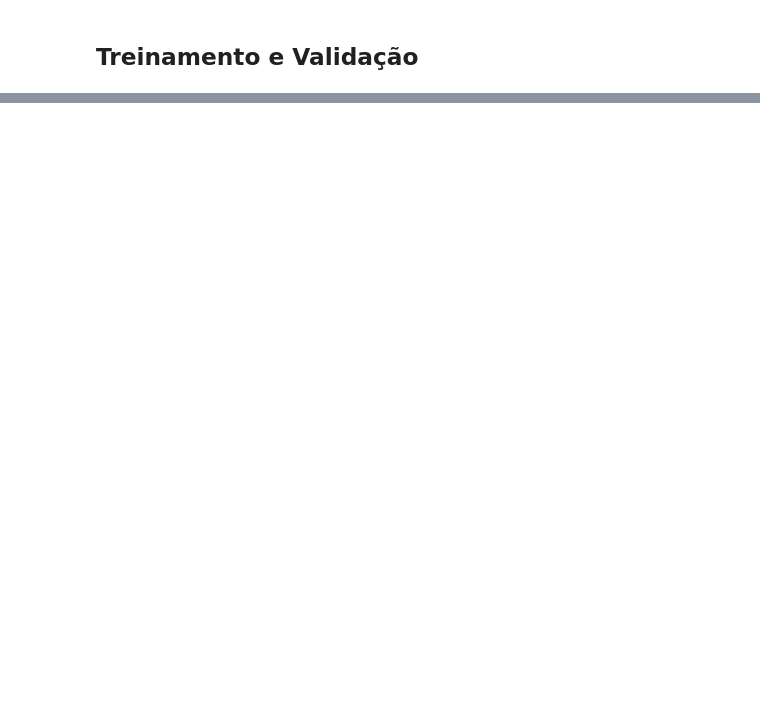
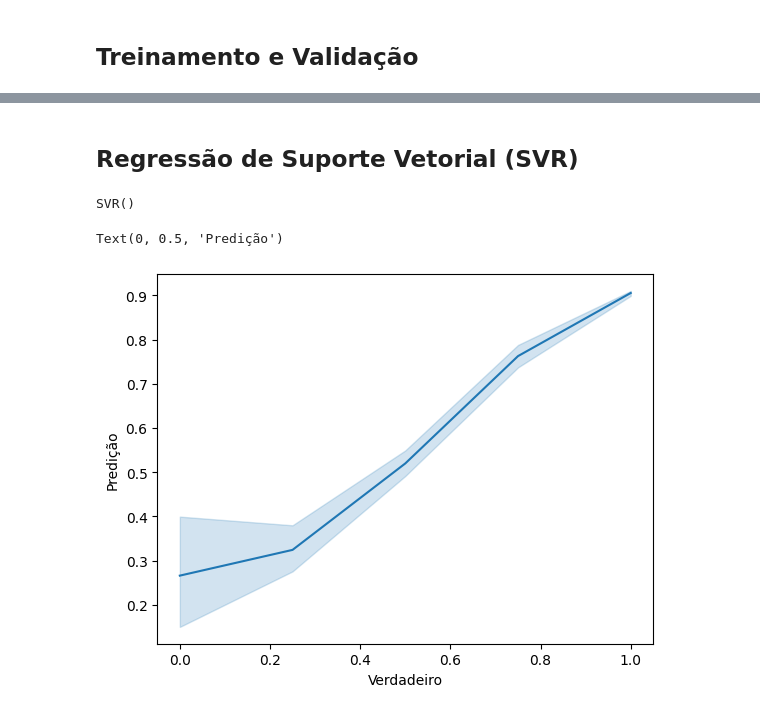
Before and after one commit to joaonascimento-dev/atividade-ml-regressao, a Jupyter notebook: Atividade Final.ipynb, the cells around one changed output, grey strips where cells are left out. Drawn from its saved outputs; the diff is of its cells as text; code cells hidden in the pictures; blank space fills up the shorter version.

```diff
--- a/Atividade Final.ipynb
+++ b/Atividade Final.ipynb
@@ -185,0 +211,4 @@ data_min_max_scaled.head()
+# %%
+from sklearn.linear_model import LinearRegression
+model = LinearRegression()
+model.fit(X_train, y_train)
@@ -185,0 +230,4 @@ data_min_max_scaled.head()
+# %%
+from sklearn.linear_model import Ridge
+ridge = Ridge(alpha=1.0)
+ridge.fit(X_train, y_train)
@@ -185,0 +247,17 @@ data_min_max_scaled.head()
+# %% [markdown]
+## Regressão de Suporte Vetorial (SVR)
+# %%
+from sklearn.svm import SVR
+svr = SVR(kernel='rbf', C=1.0, epsilon=0.1)
+svr.fit(X_train, y_train)
+# %% [output]
+SVR()
+# %%
+y_pred_svr = svr.predict(X_test)
+# %%
+sns.lineplot(x=y_test, y=y_pred_svr)
+plt.xlabel('Verdadeiro')
+plt.ylabel('Predição')
+# %% [output]
+Text(0, 0.5, 'Predição')
+[figure, added]
```
Also changed, not shown: parts of 23 cells of this notebook.
